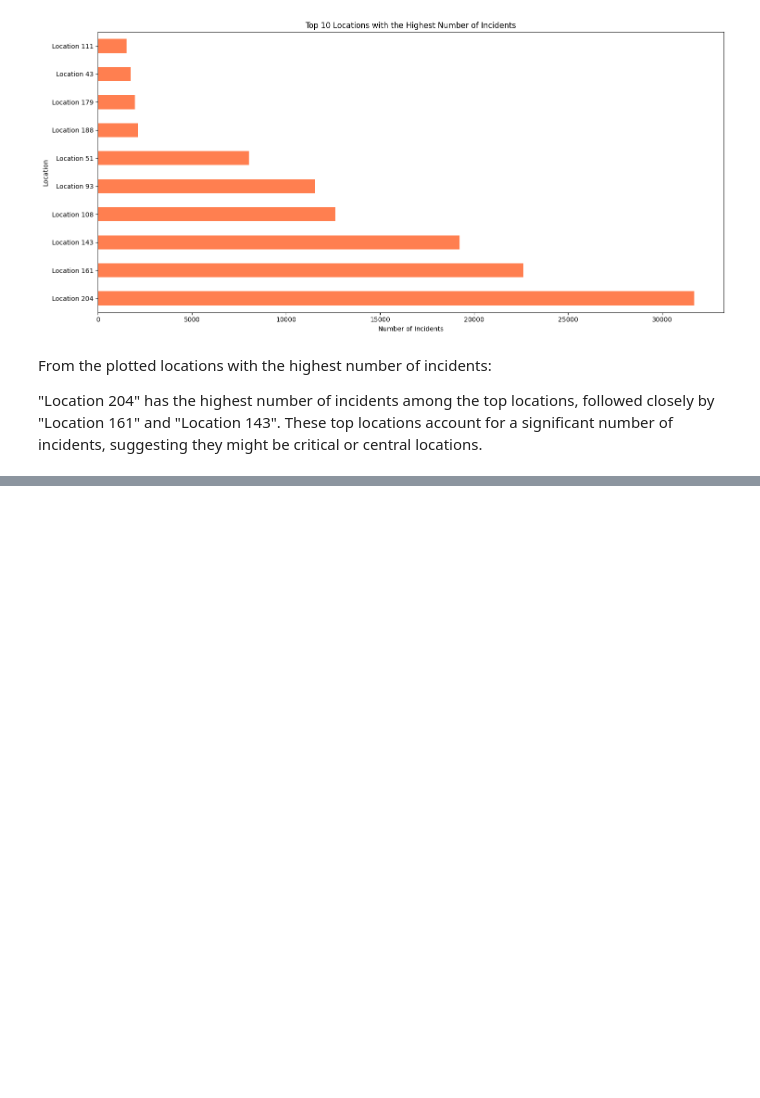
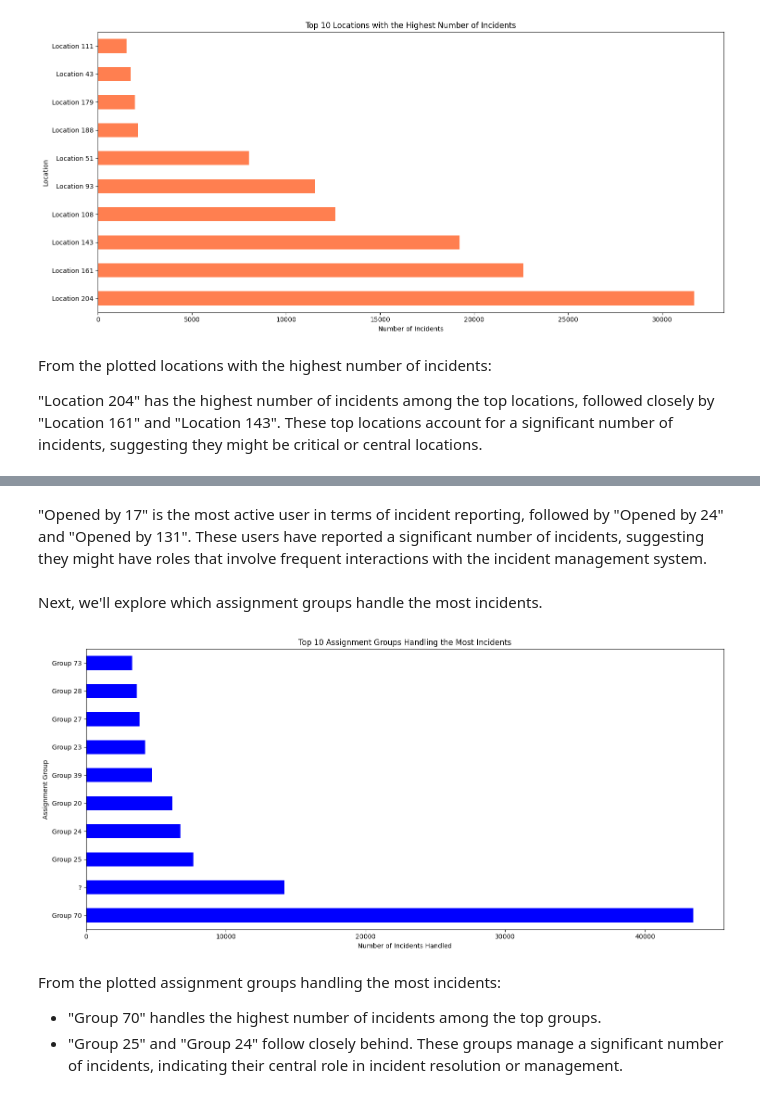
Before and after one commit to azizharouna/CloudIncidentForcaster, a Jupyter notebook: 2_additional_analysis.ipynb, the cells around one changed output, grey strips where cells are left out. Cells and saved outputs as stored; diff of their text form; code cells hidden in the pictures; blank space fills up the shorter version.

```diff
--- a/2_additional_analysis.ipynb
+++ b/2_additional_analysis.ipynb
@@ -198,0 +219,25 @@ These top locations account for a significant number of incidents, suggesting th
+# %% [markdown]
+"Opened by 17" is the most active user in terms of incident reporting, followed by "Opened by 24" and "Opened by 131".
+These users have reported a significant number of incidents, suggesting they might have roles that involve frequent interactions with the incident management system.
+# %% [markdown]
+Next, we'll explore which assignment groups handle the most incidents.
+# %%
+# Plotting the assignment groups handling the most incidents
+top_groups = data['assignment_group'].value_counts().index[:10]
+group_counts = data['assignment_group'].value_counts().loc[top_groups]
+
+plt.figure(figsize=(15, 7))
+group_counts.plot(kind='barh', color='blue')
+plt.title('Top 10 Assignment Groups Handling the Most Incidents')
+plt.xlabel('Number of Incidents Handled')
+plt.ylabel('Assignment Group')
+plt.tight_layout()
+plt.show()
+# %% [output]
+[figure, added]
+# %% [markdown]
+From the plotted assignment groups handling the most incidents:
+
+- "Group 70" handles the highest number of incidents among the top groups.
+- "Group 25" and "Group 24" follow closely behind.
+These groups manage a significant number of incidents, indicating their central role in incident resolution or management.
```
Also changed, not shown: parts of 2 cells of this notebook.
